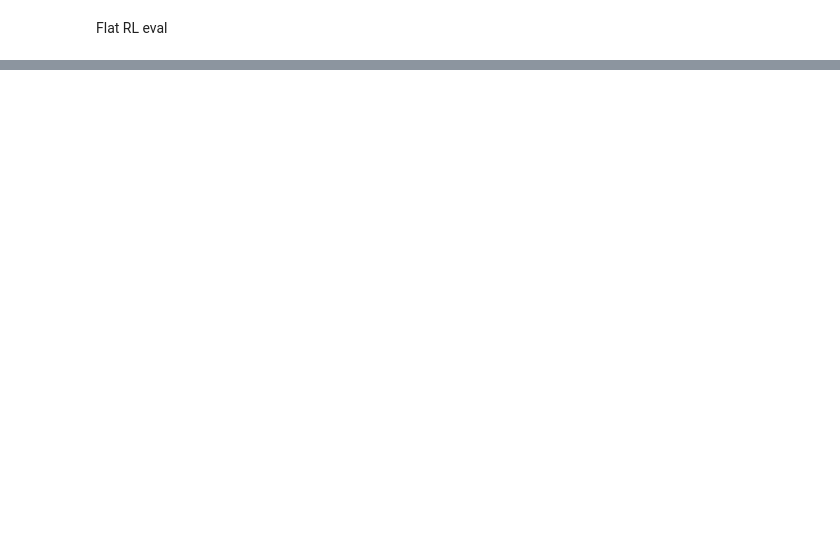
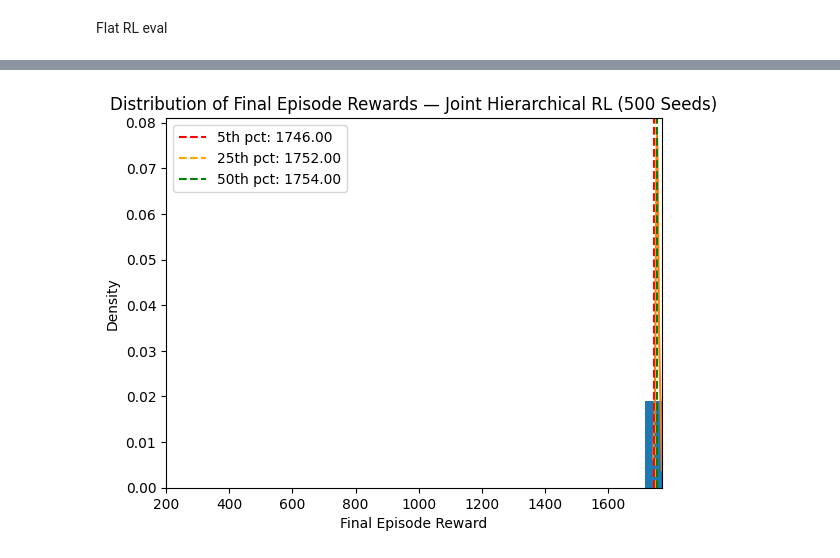
Before and after one commit to JingyaoLu22/Sequential-Multi-Agent-Reinforcement-Learning-for-Hierarchical-Container-Yard-Stacking, a Jupyter notebook: FlatRL_eval.ipynb, the cells around one changed output, grey strips where cells are left out. Cells and saved outputs as stored; diff of their text form; code cells hidden in the pictures; blank space fills up the shorter version.

```diff
--- a/FlatRL_eval.ipynb
+++ b/FlatRL_eval.ipynb
@@ -513,0 +2188,20 @@ show_frame(0)
+# %%
+p5, p25, p50 = np.percentile(all_rewards, [5, 25, 50])
+
+plt.figure()
+plt.hist(all_rewards, bins=30, density=True, range=(200, all_rewards.max()))
+density = gaussian_kde(all_rewards)
+xs = np.linspace(all_rewards.min(), all_rewards.max(), 200)
+plt.plot(xs, density(xs))
+
+for p, label, color in [(p5, "5th", "red"), (p25, "25th", "orange"), (p50, "50th", "green")]:
+    plt.axvline(p, color=color, linestyle="--", label=f"{label} pct: {p:.2f}")
+
+plt.xlim(200, all_rewards.max())
+plt.legend()
+plt.xlabel("Final Episode Reward")
+plt.ylabel("Density")
+plt.title("Distribution of Final Episode Rewards — Joint Hierarchical RL (500 Seeds)")
+plt.show()
+# %% [output]
+[figure, added]
```
Also changed, not shown: parts of 40 cells of this notebook, 4 other files.
